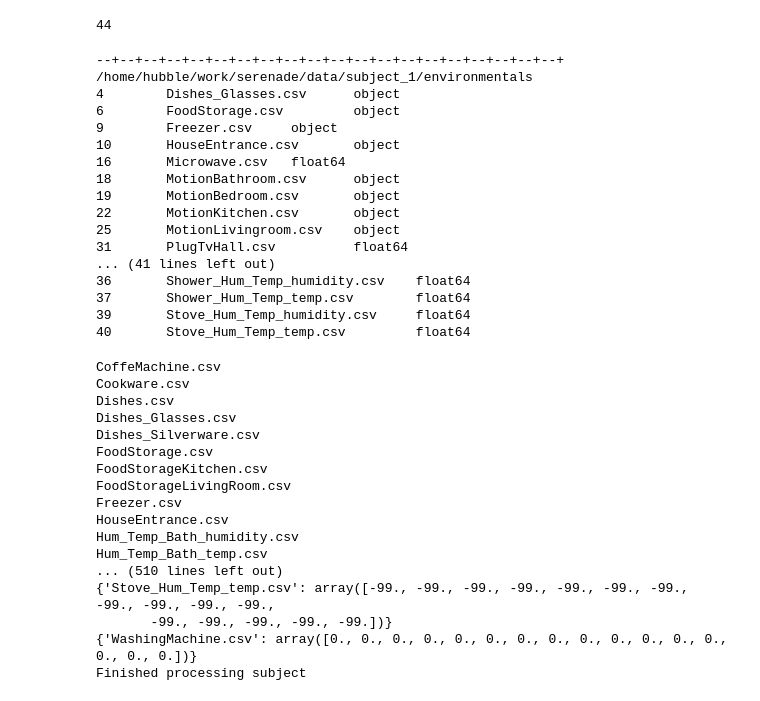
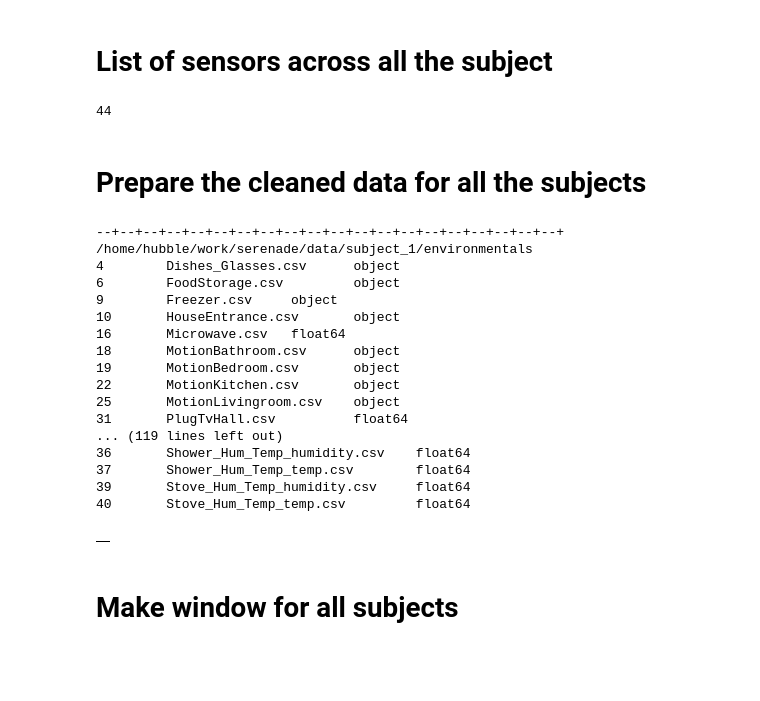
Before and after one commit to priyankar-beep/pilot, a Jupyter notebook: src/main.ipynb, the cells around one changed output. Cells and saved outputs as stored; diff of their text form; code cells hidden in the pictures; blank space fills up the shorter version.

```diff
--- a/src/main.ipynb
+++ b/src/main.ipynb
@@ -422,7 +530,7 @@ temp_df = house_entrance_df['filtered_df'].copy()
 temp_df['date'] = temp_df['ts_on'].dt.date
 dates = temp_df['date'].unique()
 
-for i in range(10):#len(dates)):
+for i in range(3):#len(dates)):
     date = dates[i]
     print('------->',date)
     first_rows = temp_df.groupby('date').first().reset_index() # Pick the first row of each unique date
@@ -455,21 +563,21 @@ for i in range(10):#len(dates)):
     sensors = [item['senosr'] for item in sensor_and_activation]
     activation_counts = [item['activation_count'] for item in sensor_and_activation]
 
-#     fig = go.Figure(data=[go.Bar(x=sensors, y=activation_counts)])
-#     fig.update_layout(
-#         title='Sensor Activation Counts',
-#         xaxis_title='Sensors',
-#         yaxis_title='Activation Count',
-#         xaxis_tickangle=-90,
-#         template='plotly_white'
-#     )
+    fig = go.Figure(data=[go.Bar(x=sensors, y=activation_counts)])
+    fig.update_layout(
+        title='Sensor Activation Counts',
+        xaxis_title='Sensors',
+        yaxis_title='Activation Count',
+        xaxis_tickangle=-90,
+        template='plotly_white'
+    )
 
-#     fig.add_annotation(
-#     xref='paper', yref='paper',  # Use paper coordinates (relative to the plotting area)
-#     x=0.5, y=1.5,  # Position the annotation
-#     text=f"Date: {date}",  # Text to display
-#     showarrow=False,  # No arrow for the annotation
-#     font=dict(size=14, color="black"),
-#     align="center"
-# )
-#     fig.show()
+    fig.add_annotation(
+    xref='paper', yref='paper',  # Use paper coordinates (relative to the plotting area)
+    x=0.5, y=1.5,  # Position the annotation
+    text=f"Date: {date}",  # Text to display
+    showarrow=False,  # No arrow for the annotation
+    font=dict(size=14, color="black"),
+    align="center"
+)
+    fig.show()
@@ -537,3 +686,5 @@ for i in range(len(cleaned_data)):
+# %% [markdown]
+# List of sensors across all the subject
 # %%
 sensor_files = [
     "CoffeMachine.csv",
@@ -601,3 +738,5 @@ def remove_unknown_unavailable_v2(df):
+# %% [markdown]
+# Prepare the cleaned data for all the subjects
 # %%
 data_path = '/home/hubble/work/serenade/data'
 subjects = ['subject_1','subject_2','subject_3','subject_4','subject_5','subject_7','subject_8']
@@ -605,7 +744,7 @@ unwanted_values = ['unavailable', 'unknown']
 skip_substrings = ['event', 'HousejkjlEntrance']
 
 subject_data = []
-for i  in range(3):#len(subjects)):
+for i  in range(len(subjects)):
     subject_i = subjects[i]
     subject_data_path = os.path.join(data_path,subject_i,'environmentals')
     print('--+'*20)
@@ -642,15 +781,12 @@ for i  in range(3):#len(subjects)):
                     filtered_df = filter_on_off_consecutive(sensor_df)
                     filtered_df = filtered_df.reset_index()
                     filtered_df = process_sensor_data(filtered_df)
-                    # print(filtered_df.head(2))
                     cleaned_data.append({'sensor':file_name, 'filtered_df':filtered_df, 'sensor_df':sensor_df})
 
                 else:
                     print(j, '\t', file_name, '\t', data_type)
-                    # print('---->')
                     sensor_df, _ = remove_unknown_unavailable_v2(sensor_df)
                     filtered_df = process_sensor_data(sensor_df)
-                    # print(sensor_df.head(2))
                     cleaned_data.append({'sensor':file_name, 'filtered_df':filtered_df, 'sensor_df':sensor_df})
 
             except FileNotFoundError:
@@ -674,11 +810,17 @@ for i  in range(3):#len(subjects)):
 22       MotionKitchen.csv       object
 25       MotionLivingroom.csv    object
 31       PlugTvHall.csv          float64
-... (41 lines left out)
+... (119 lines left out)
 36       Shower_Hum_Temp_humidity.csv    float64
 37       Shower_Hum_Temp_temp.csv        float64
 39       Stove_Hum_Temp_humidity.csv     float64
 40       Stove_Hum_Temp_temp.csv         float64
+# %%
+sensor_df
+# %% [output]
+|  |
+# %% [markdown]
+# Make window for all subjects
 # %%
 initial_ws = pd.to_datetime('2023-10-11 16:18:35.414')
 window_duration = pd.Timedelta(minutes=15)
@@ -722,33 +864,12 @@ for sb in range(len(subject_data)):
                         vector[j] = 1
             else:
                 pass
-            # Append the result for this sensor
             window_results.append({sensor_name: vector})
 
-        # Print or process the results for the current window
         print(f"Window from {current_ws} to {we}:")
         for result in window_results:
             print(result)
 
-        # Move to the next window
         current_ws = we + pd.Timedelta(seconds=1)
 
     print(f"Finished processing subject")
-# %% [output]
-CoffeMachine.csv
-Cookware.csv
-Dishes.csv
-Dishes_Glasses.csv
-Dishes_Silverware.csv
-FoodStorage.csv
-FoodStorageKitchen.csv
-FoodStorageLivingRoom.csv
-Freezer.csv
-HouseEntrance.csv
-Hum_Temp_Bath_humidity.csv
-Hum_Temp_Bath_temp.csv
-... (510 lines left out)
-{'Stove_Hum_Temp_temp.csv': array([-99., -99., -99., -99., -99., -99., -99., -99., -99., -99., -99.,
-       -99., -99., -99., -99., -99.])}
-{'WashingMachine.csv': array([0., 0., 0., 0., 0., 0., 0., 0., 0., 0., 0., 0., 0., 0., 0., 0.])}
-Finished processing subject
```
Also changed, not shown: parts of 31 cells of this notebook.
